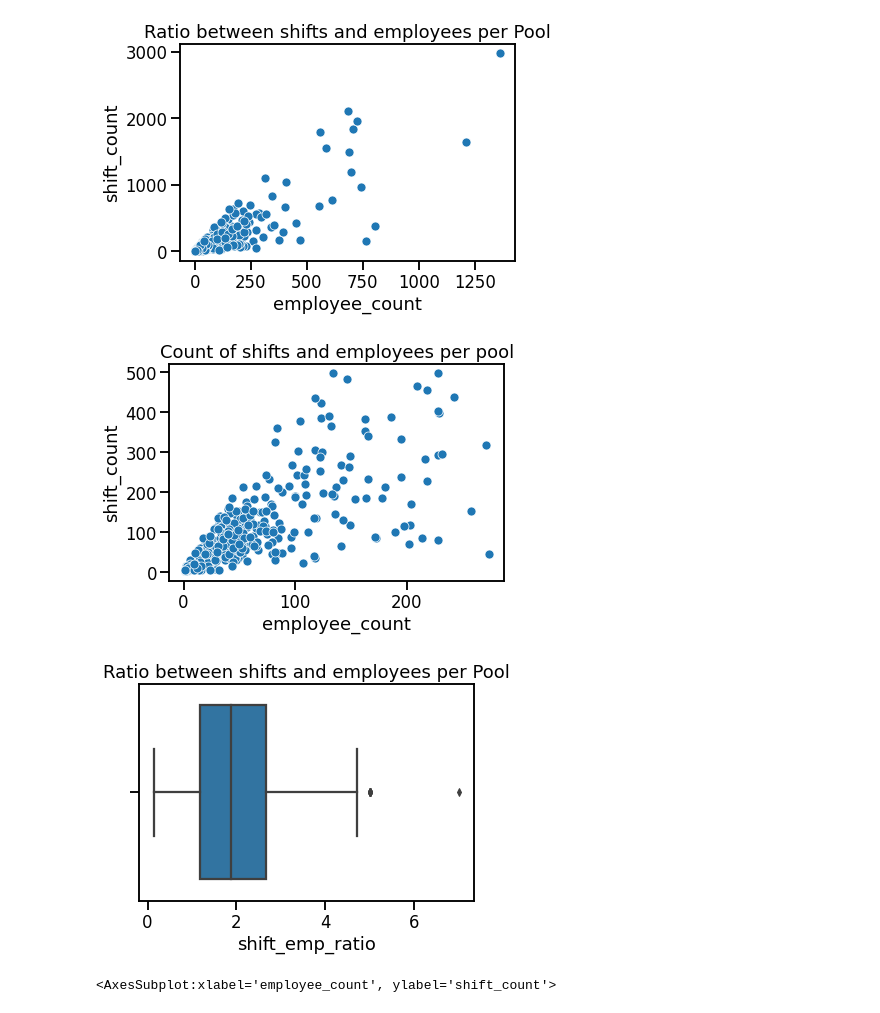
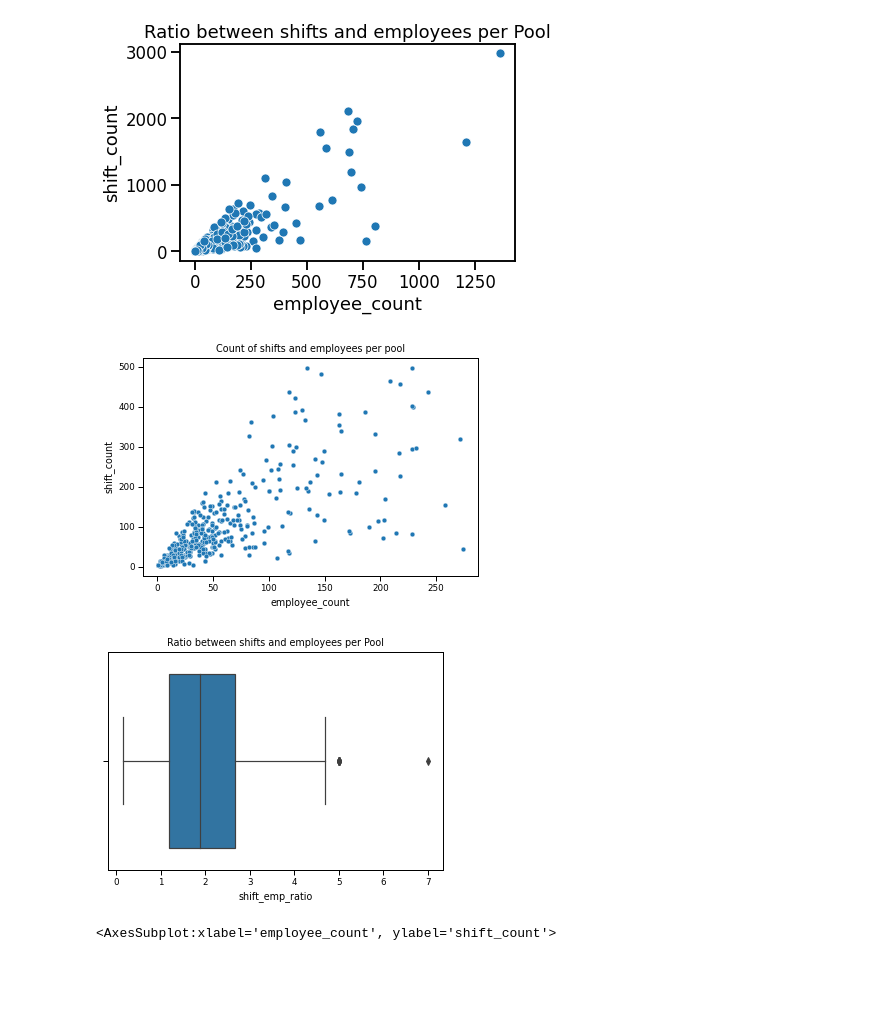
Before and after one commit to benplatten/UvA_MSc_Thesis, a Jupyter notebook: notebooks/eda/clean_eda_310622.ipynb, the cells around one changed output. Saved outputs shown, nothing was run; the diff lists cells and outputs as text; code cells hidden in the pictures; blank space fills up the shorter version.

```diff
--- a/notebooks/eda/clean_eda_310622.ipynb
+++ b/notebooks/eda/clean_eda_310622.ipynb
@@ -263,25 +263,27 @@ plot = sns.scatterplot(data=pool_df, x="employee_count", y="shift_count").set_ti
 # %% [output]
 [figure]
 # %%
+sns.set_context("paper")
+
 title='Count of shifts and employees per pool'
-name='shifts_employees_per_pool_presentation'
+name='shifts_employees_per_pool_report'
 
 plot = sns.scatterplot(data=trimmed_pool_df, x="employee_count", y="shift_count").set_title(title)
 
 fig = plot.get_figure()
 fig.savefig(f"{plots}{name}.png",bbox_inches='tight')
 # %% [output]
-[figure, old version]
+[figure, new version]
 # %%
 title='Ratio between shifts and employees per Pool'
-name='shift_emp_ratio_trimmed'
+name='shift_emp_ratio_trimmed_report'
 
 plot = sns.boxplot(x=trimmed_pool_df["shift_emp_ratio"]).set_title(title)
 
 fig = plot.get_figure()
 fig.savefig(f"{plots}{name}.png",bbox_inches='tight')
 # %% [output]
-[figure, old version]
+[figure, new version]
 # %%
 name=
 sns.set_context("talk")
```
Also changed, not shown: 29 other files.
